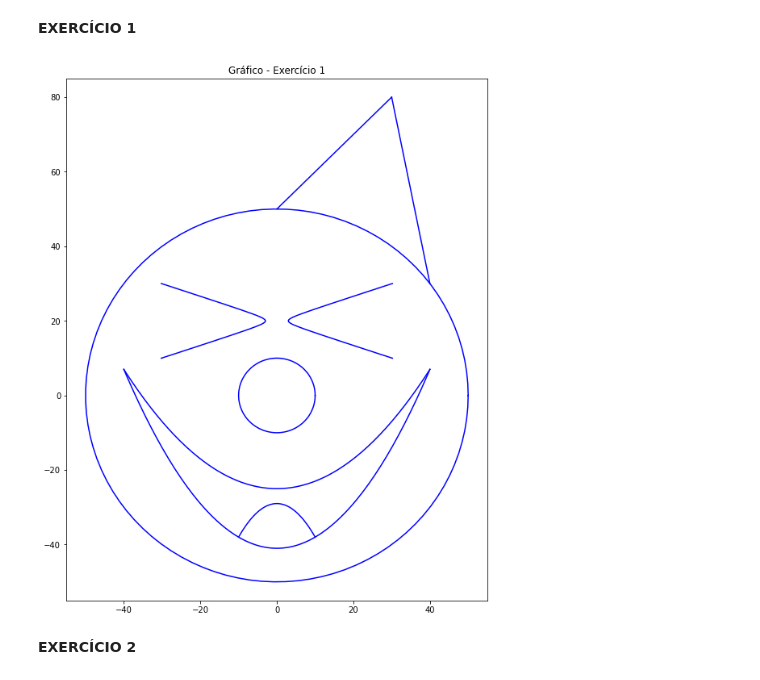
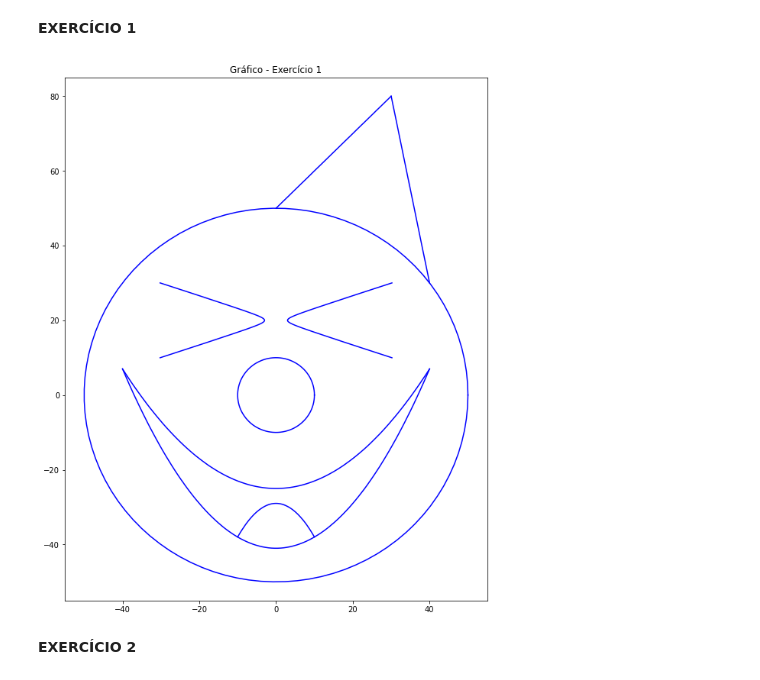
Before and after one commit to otaviofernandes/Algebra_Linear, a Jupyter notebook: AC2_Algebra_Linear.ipynb, the cells around one changed output. Cells and saved outputs as stored; diff of their text form; code cells hidden in the pictures.

```diff
--- a/AC2_Algebra_Linear.ipynb
+++ b/AC2_Algebra_Linear.ipynb
@@ -70,35 +70,35 @@ y6 = t6 + 50
 
 #semi-reta 2 - chapeu
 t7 = np.linspace(30, 40, 100)
 x7 = t7
 y7 = -5 * t7 + 230
 
 #hipérbole 1 - olhos
 t8 = np.linspace(-3, 3, 100)
 a8 = 3
 b8 = 1
 xc8, yc8 = 0, 20
 x8 = a8 * np.cosh(t8) + xc8
 y8 = b8 * np.sinh(t8) + yc8
 
 #plotagem do gráfico
-plt.figure(figsize=(9.35, 11.9))
+plt.figure(figsize=(9.9, 12.6))
 plt.title('Gráfico - Exercício 1')
 plt.xticks(np.linspace(-40, 40, 5))
 plt.yticks(np.linspace(-40, 80, 7))
 plt.xlim(-55, 55)
 plt.ylim(-55, 85)
 plt.plot(x1, y1, 'blue');
 plt.plot(x2, y2, 'blue');
 plt.plot(x3, y3, 'blue');
 plt.plot(x4, y4, 'blue');
 plt.plot(x5, y5, 'blue');
 plt.plot(x6, y6, 'blue');
 plt.plot(x7, y7, 'blue');
 plt.plot(x8, y8, 'blue')
 plt.plot(xc8 - x8, y8, 'blue');
 # %% [output]
-[figure, old version]
+[figure, new version]
 # %% [markdown]
 **EXERCÍCIO 2**
 # %%
```
Also changed, not shown: parts of 2 cells of this notebook.
